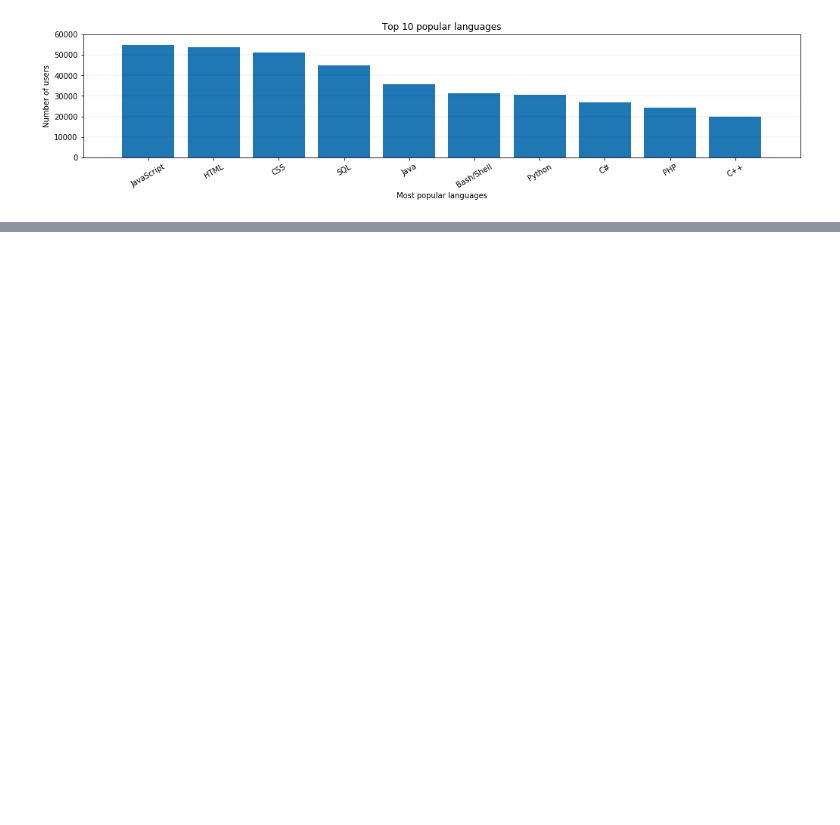
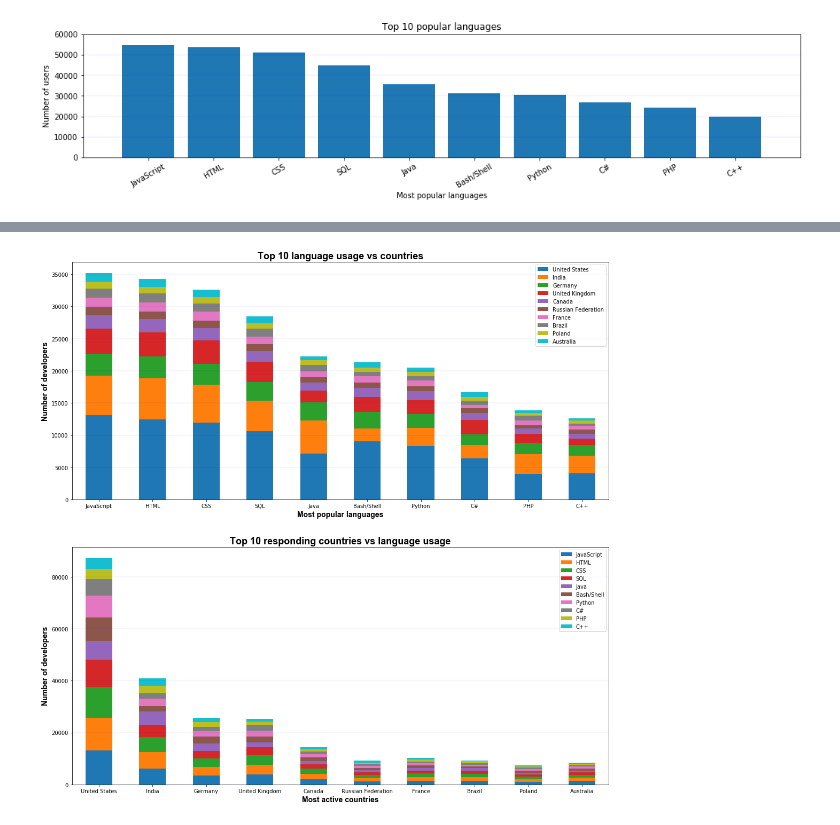
Before and after one commit to kuldeepemol/tech-nerds, a Jupyter notebook: TechAnalysis.ipynb, the cells around one changed output, grey strips where cells are left out. Saved outputs shown, nothing was run; the diff lists cells and outputs as text; code cells hidden in the pictures; blank space fills up the shorter version.

```diff
--- a/TechAnalysis.ipynb
+++ b/TechAnalysis.ipynb
@@ -71,0 +119,24 @@ plt.show()
+# %%
+font_name = {'fontname':'Arial'}
+
+fig, ax_array = plt.subplots(2, 1, figsize=(18,18))
+lang_df.plot(kind='bar', ax=ax_array[0], rot=0, stacked=True)
+ax_array[0].yaxis.grid(True, which='major', linewidth=0.4,
+                  color='blue', linestyle='-', alpha=0.2)
+ax_array[0].set_xlabel('Most popular languages', fontsize=14, **font_name, fontweight='bold')
+ax_array[0].set_ylabel('Number of developers', fontsize=14, **font_name, fontweight='bold')
+ax_array[0].set_title('Top 10 language usage vs countries', fontsize=18, **font_name, fontweight='bold')
+
+
+lang_df.T.plot(kind='bar', ax=ax_array[1], rot=0, stacked=True)
+ax_array[1].yaxis.grid(True, which='major', linewidth=0.4,
+                  color='blue', linestyle='-', alpha=0.2)
+ax_array[1].set_xlabel('Most active countries', fontsize=14, **font_name, fontweight='bold')
+ax_array[1].set_ylabel('Number of developers', fontsize=14, **font_name, fontweight='bold')
+ax_array[1].set_title('Top 10 responding countries vs language usage', fontsize=18, **font_name, fontweight='bold')
+
+# Save the Figure
+plt.savefig("Images/LangvsCountry.png")
+plt.show()
+# %% [output]
+[figure, added]
```
Also changed, not shown: parts of 17 cells of this notebook, 6 other files.
